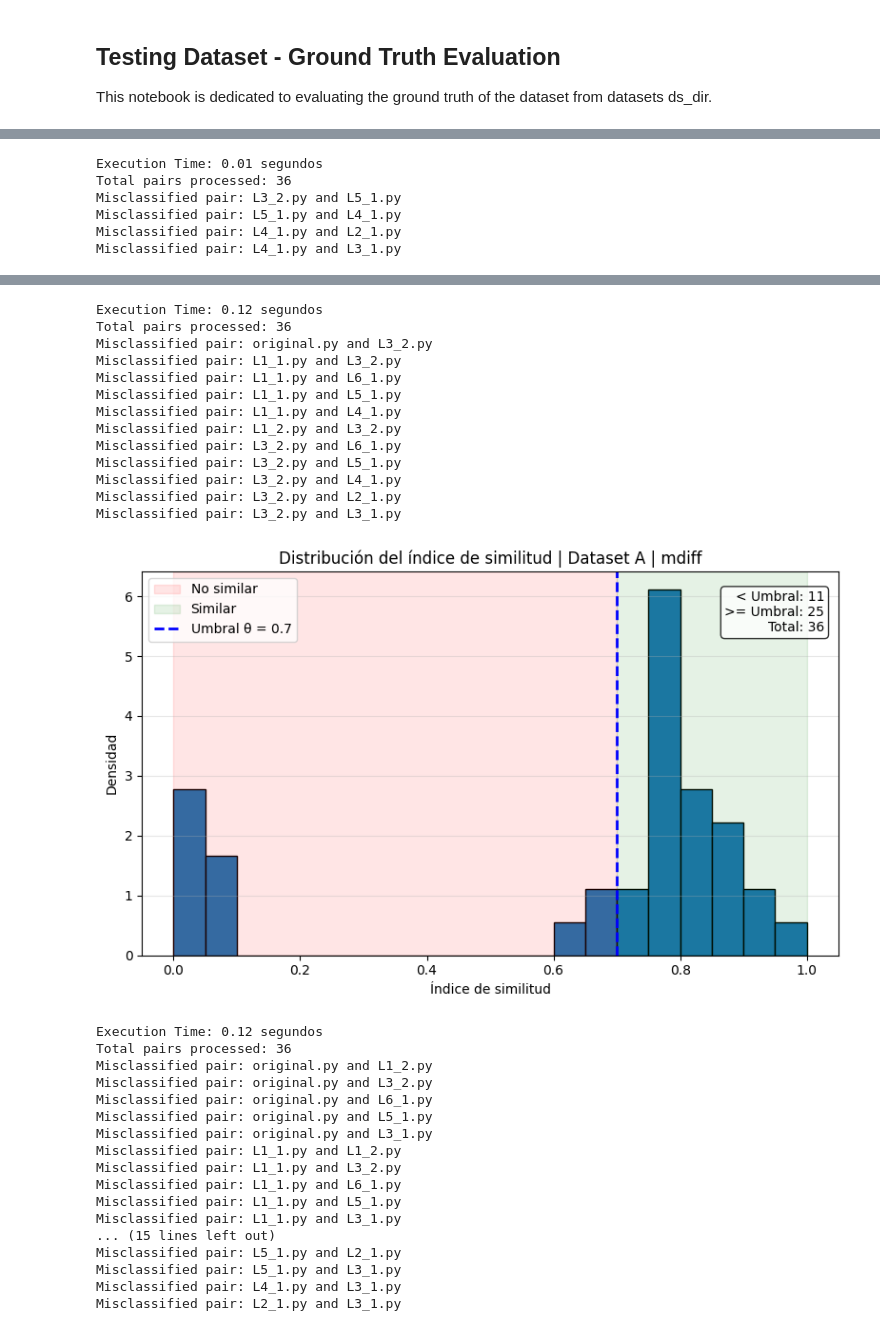
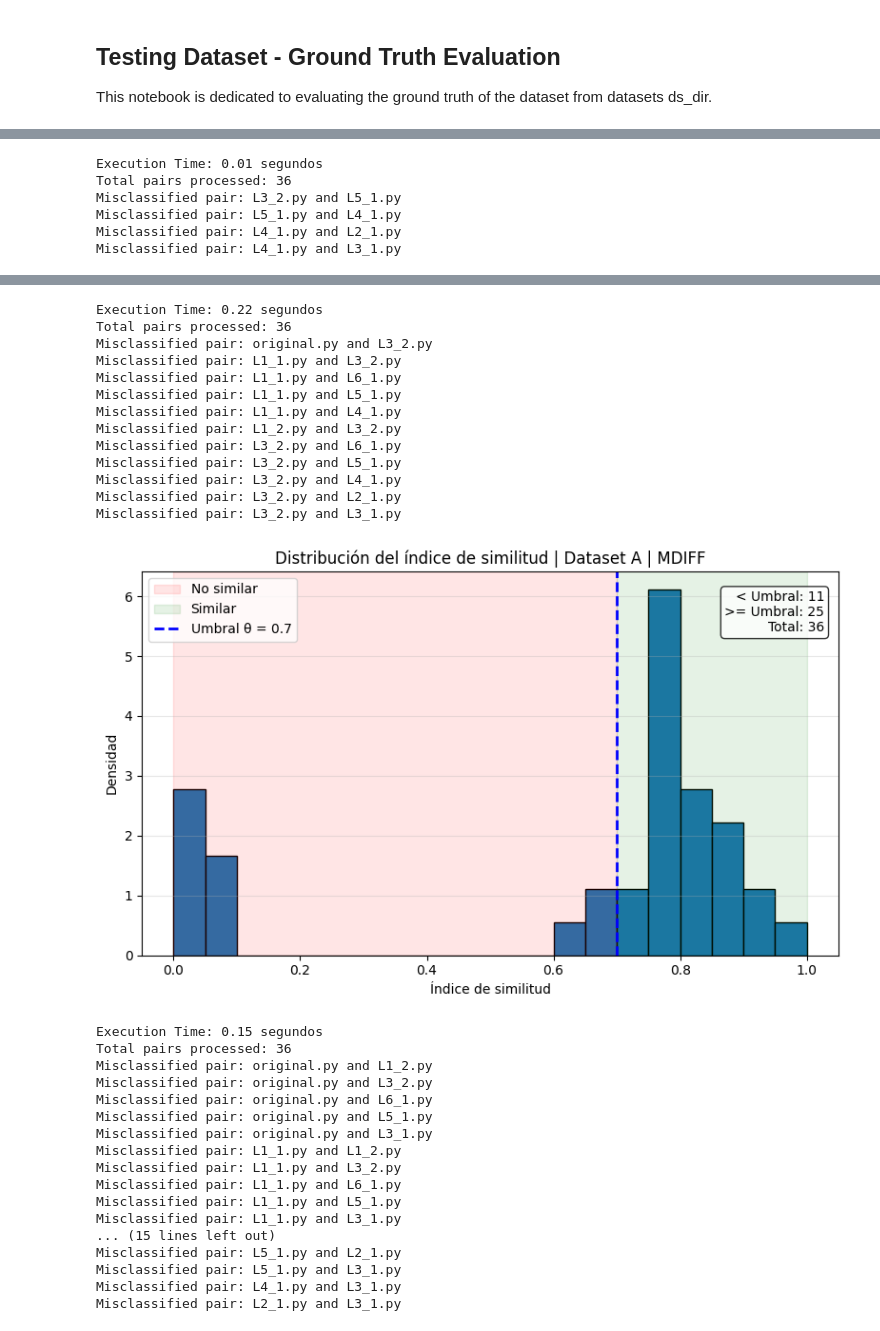
Before and after one commit to EdsonEddy/scsc, a Jupyter notebook: notebooks/testing_dataset/ground_truth.ipynb, the cells around one changed output, grey strips where cells are left out. Saved outputs shown, nothing was run; the diff lists cells and outputs as text; code cells hidden in the pictures.

```diff
--- a/notebooks/testing_dataset/ground_truth.ipynb
+++ b/notebooks/testing_dataset/ground_truth.ipynb
@@ -205,7 +205,7 @@ controlled_truth_values, controlled_predicted_values, scores_arr = get_truth_and
     csv_name="controlled_dataset.csv",
     method="csim",
 )
-plot_histogram(scores_arr, title='Dataset A | csim')
+plot_histogram(scores_arr, title='Dataset A | CSIM')
 
 controlled_truth_values, controlled_predicted_values, scores_arr = get_truth_and_predicted_values(
     ds_dir="datasets",
@@ -213,7 +213,7 @@ controlled_truth_values, controlled_predicted_values, scores_arr = get_truth_and
     csv_name="controlled_dataset.csv",
     method="ted",
 )
-plot_histogram(scores_arr, title='Dataset A | ted')
+plot_histogram(scores_arr, title='Dataset A | TED')
 
 controlled_truth_values, controlled_predicted_values, scores_arr = get_truth_and_predicted_values(
     ds_dir="datasets",
@@ -221,7 +221,7 @@ controlled_truth_values, controlled_predicted_values, scores_arr = get_truth_and
     csv_name="controlled_dataset.csv",
     method="mdiff",
 )
-plot_histogram(scores_arr, title='Dataset A | mdiff')
+plot_histogram(scores_arr, title='Dataset A | MDIFF')
 
 controlled_truth_values, controlled_predicted_values, scores_arr = get_truth_and_predicted_values(
     ds_dir="datasets",
@@ -229,5 +229,5 @@ controlled_truth_values, controlled_predicted_values, scores_arr = get_truth_and
     csv_name="controlled_dataset.csv",
     method="lf",
 )
-plot_histogram(scores_arr, title='Dataset A | lf')
+plot_histogram(scores_arr, title='Dataset A | LF')
 # %% [output]
@@ -235,29 +235,29 @@ Execution Time: 0.14 segundos
 Total pairs processed: 36
 Misclassified pair: L3_2.py and L5_1.py
 Misclassified pair: L5_1.py and L4_1.py
 [figure]
 Execution Time: 0.01 segundos
 Total pairs processed: 36
 Misclassified pair: L3_2.py and L5_1.py
 Misclassified pair: L5_1.py and L4_1.py
 Misclassified pair: L4_1.py and L2_1.py
 Misclassified pair: L4_1.py and L3_1.py
 [figure]
-Execution Time: 0.12 segundos
+Execution Time: 0.22 segundos
 Total pairs processed: 36
 Misclassified pair: original.py and L3_2.py
 Misclassified pair: L1_1.py and L3_2.py
 Misclassified pair: L1_1.py and L6_1.py
 Misclassified pair: L1_1.py and L5_1.py
 Misclassified pair: L1_1.py and L4_1.py
 Misclassified pair: L1_2.py and L3_2.py
 Misclassified pair: L3_2.py and L6_1.py
 Misclassified pair: L3_2.py and L5_1.py
 Misclassified pair: L3_2.py and L4_1.py
 Misclassified pair: L3_2.py and L2_1.py
 Misclassified pair: L3_2.py and L3_1.py
-[figure, old version]
+[figure, new version]
-Execution Time: 0.12 segundos
+Execution Time: 0.15 segundos
 Total pairs processed: 36
 Misclassified pair: original.py and L1_2.py
 Misclassified pair: original.py and L3_2.py
```
Also changed, not shown: parts of 5 cells of this notebook.
